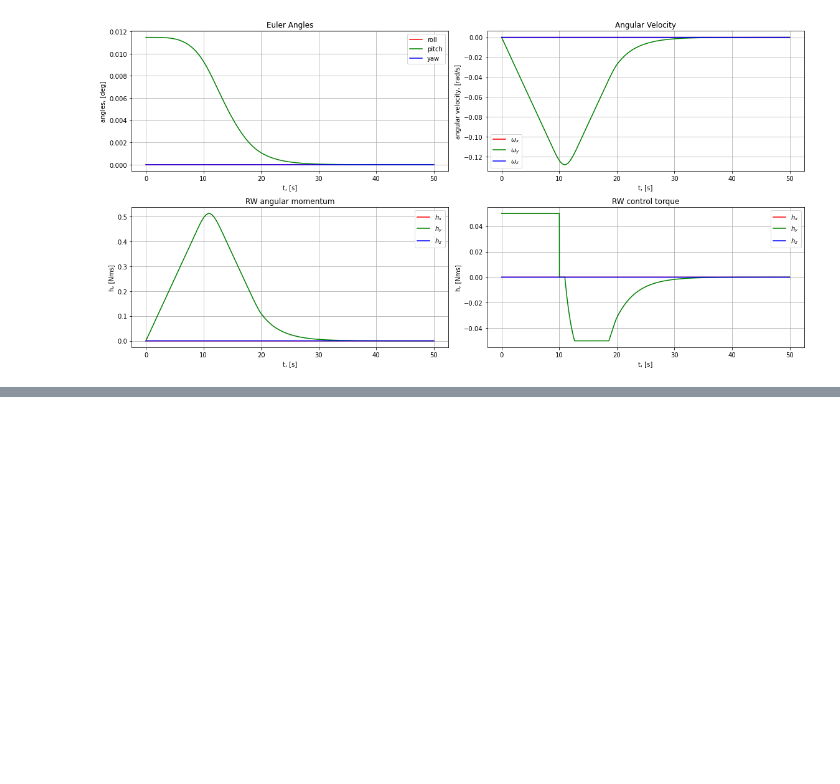
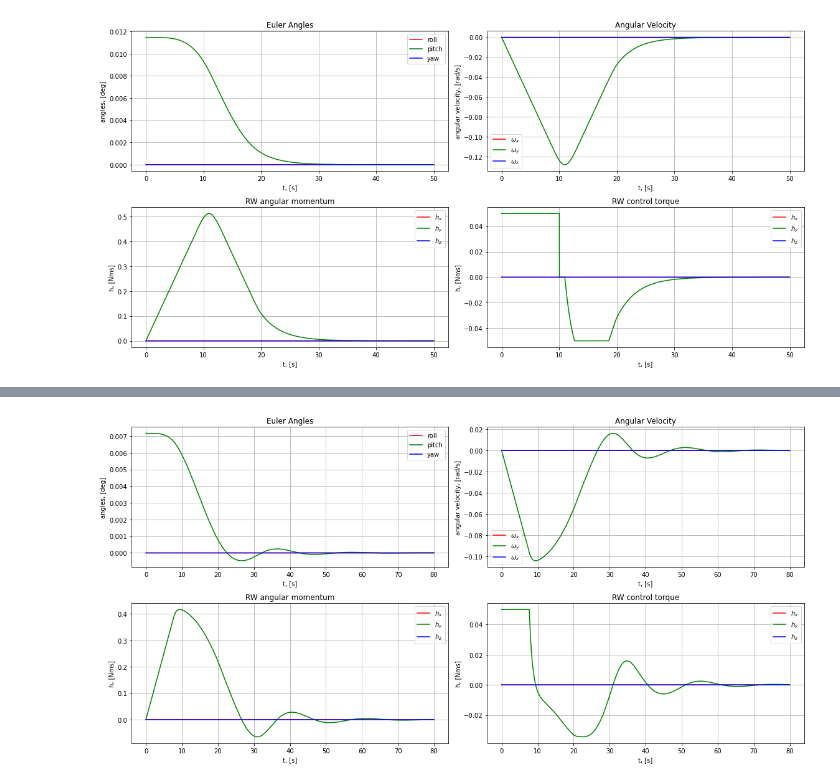
Before and after one commit to DPritykin/Control-Theory-Course, a Jupyter notebook: Term 2 Nonlinear Dynamics and Control/Lecture Jupyter Notebooks/Lecture 3 Lyapunov-based Control Continued.ipynb, the cells around one changed output, grey strips where cells are left out. Cells and saved outputs as stored; diff of their text form; code cells hidden in the pictures; blank space fills up the shorter version.

Commit message:
typo in lecture 2, visualization in lecture 3

```diff
--- a/Term 2 Nonlinear Dynamics and Control/Lecture Jupyter Notebooks/Lecture 3 Lyapunov-based Control Continued.ipynb
+++ b/Term 2 Nonlinear Dynamics and Control/Lecture Jupyter Notebooks/Lecture 3 Lyapunov-based Control Continued.ipynb
@@ -265,0 +334,87 @@ plt.tight_layout()
+# %%
+class Parameters(object):
+    pass
+
+sat = Parameters()
+sat.J = np.diag(np.array([3, 4, 5]))
+sat.J_inv = np.linalg.inv(sat.J)
+
+a = 0.32
+ctrl_a = Parameters()
+ctrl_a.kw = 2 * a
+ctrl_a.kq = 2 * a**2
+ctrl_a.trq_max = 0.05
+ctrl_a.h_max = 0.5
+ctrl_a.omega_req = np.zeros(3)
+ctrl_a.q_req = np.array([1., 0., 0., 0.])
+ctrl_a.e_o = np.array([1., 0., 0.])
+ctrl_a.e_f = normalize(np.array([1., 0., 1.]))
+ctrl_a.alpha_f = 0.2
+ctrl_a.lambda_f = 1
+
+alpha_0 = np.pi / 4
+x_0 = np.array([np.cos(alpha_0), 0, np.sin(alpha_0), 0, 0, 0, 0, 0, 0, 0])
+
+t0 = 0.
+tf = 80.
+t_eval = np.arange(t0, tf, 0.01)
+
+sol_a = solve_ivp(lambda t, x: rhs_a(t, x, sat, ctrl_a), (t0, tf), x_0, t_eval = t_eval)
+x_a = sol_a.y.T
+t_a = sol_a.t
+
+control_a = np.zeros((np.size(t_a), 3))
+for i in range(np.size(t_a)):
+    control_a[i] = ctrl_torque_a(x_a[i, 0:4], x_a[i, 4:7], x_a[i, 7:], ctrl_a, sat.J)
+
+
+roll, pitch, yaw = quat2rpy_deg(x_a[:,0], x_a[:,1], x_a[:,2], x_a[:,3])
+
+fig1 = plt.figure(figsize=(16,8))
+ax1 = fig1.add_subplot(2,2,1)
+
+ax1.set_title("Euler Angles")
+ax1.plot(t_a, roll, label = 'roll', color = 'red')
+ax1.plot(t_a, pitch, label = 'pitch', color = 'green')
+ax1.plot(t_a, yaw, label = 'yaw', color = 'blue')
+ax1.set_ylabel(r'angles, [deg]')
+ax1.set_xlabel(r't, [s]')
+ax1.grid(True)
+ax1.legend()
+
+ax2 = fig1.add_subplot(2,2,2)
+
+ax2.set_title("Angular Velocity")
+ax2.plot(t_a, x_a[:,4], label = '$\omega_x$', color = 'red')
+ax2.plot(t_a, x_a[:,5], label = '$\omega_y$', color = 'green')
+ax2.plot(t_a, x_a[:,6], label = '$\omega_z$', color = 'blue')
+ax2.set_ylabel(r'angular velocity, [rad/s]')
+ax2.set_xlabel(r't, [s]')
+ax2.grid(True)
+ax2.legend()
+
+ax3 = fig1.add_subplot(2,2,3)
+
+ax3.set_title("RW angular momentum")
+ax3.plot(t_a, x_a[:,7], label = '$h_x$', color = 'red')
+ax3.plot(t_a, x_a[:,8], label = '$h_y$', color = 'green')
+ax3.plot(t_a, x_a[:,9], label = '$h_z$', color = 'blue')
+ax3.set_ylabel(r'h, [Nms]')
+ax3.set_xlabel(r't, [s]')
+ax3.grid(True)
+ax3.legend()
+
+ax4 = fig1.add_subplot(2,2,4)
+
+ax4.set_title("RW control torque")
+ax4.plot(t_a, -control_a[:,0], label = '$h_x$', color = 'red')
+ax4.plot(t_a, -control_a[:,1], label = '$h_y$', color = 'green')
+ax4.plot(t_a, -control_a[:,2], label = '$h_z$', color = 'blue')
+ax4.set_ylabel(r'h, [Nms]')
+ax4.set_xlabel(r't, [s]')
+ax4.grid(True)
+ax4.legend()
+
+plt.tight_layout()
+# %% [output]
+[figure, added]
```
Also changed, not shown: parts of 7 cells of this notebook, 1 other file.
